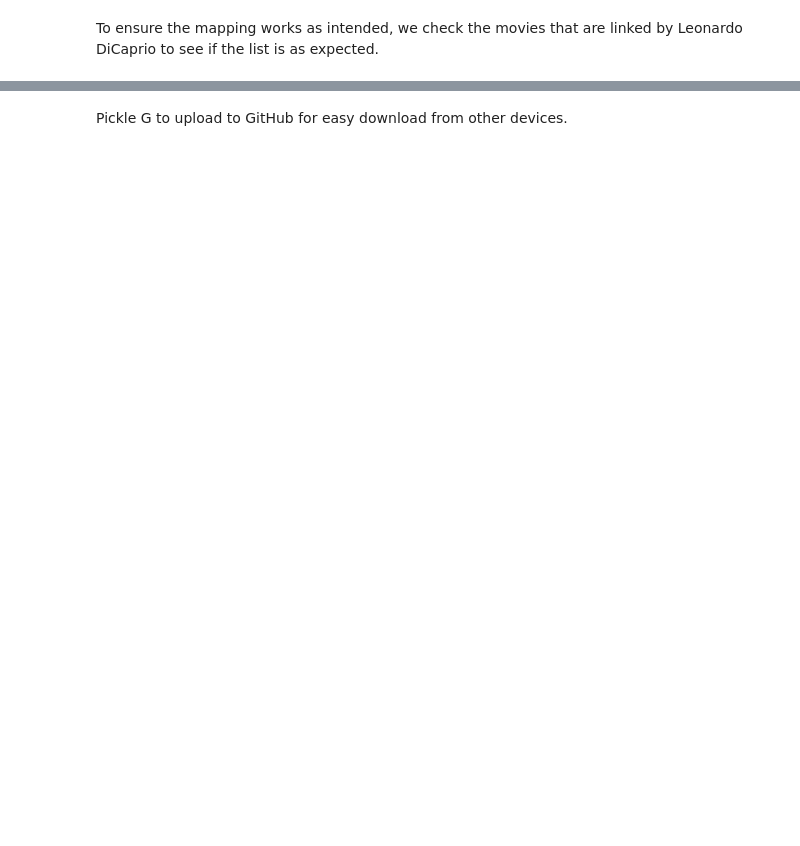
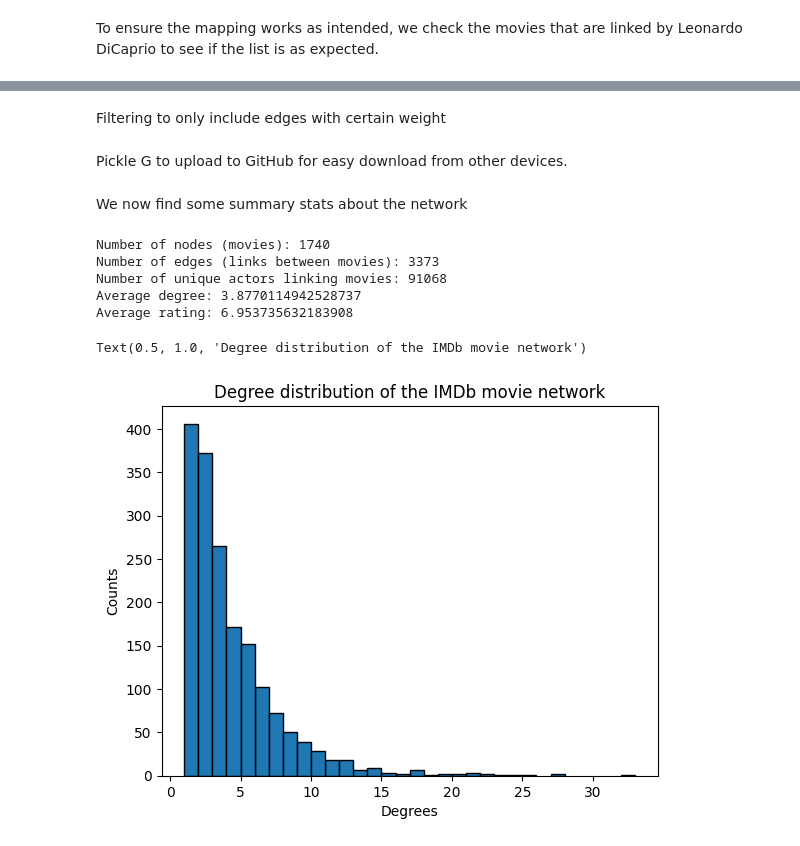
Before and after one commit to SorenLKuhl/imdb_network, a Jupyter notebook: notebook.ipynb, the cells around one changed output, grey strips where cells are left out. Drawn from its saved outputs; the diff is of its cells as text; code cells hidden in the pictures; blank space fills up the shorter version.

```diff
--- a/notebook.ipynb
+++ b/notebook.ipynb
@@ -53,14 +37,14 @@ Number of movies: 2638
 # %% [markdown]
 Now we create an undirected networkx graph with the movies as nodes and actors as links. We save the accompanying data as attributes on the nodes.
 # %%
+G: nx.Graph = nx.Graph()	# Undirected as links are actors in common
 if download:
 	# Download the pickled graph from GitHub
 	response = requests.get(graph_url)
 	response.raise_for_status()  # Ensure we got a successful response
 	G = pickle.loads(response.content)
+	G = G.copy()  # To make the graph writable
 else:
-	G: nx.Graph = nx.Graph()	# Undirected as links are actors in common
-
 	# Create mapping of actors to movies
 	actor_to_movies = {}
 
@@ -73,7 +57,7 @@ else:
 		avg_rating = row['averageRating']
 		num_ratings = row['numVotes']
 		actors = row['nconst'].split(', ') if 'nconst' in row and pd.notna(row['nconst']) else []
-		reviews = row['top20_reviews'].split('|||') if 'top20_reviews' in row and pd.notna(row['top20_reviews']) else []
+		reviews = row['top20_reviews_en'].split('|||') if 'top20_reviews_en' in row and pd.notna(row['top20_reviews_en']) else []
 		genres = row['genres'].split(', ') if 'genres' in row and pd.notna(row['genres']) else []
 		G.add_node(id, title=title, original_title=original_title, avg_rating=avg_rating, num_ratings=num_ratings, reviews=reviews, genres=genres, actors=actors)
 
@@ -189,0 +153,9 @@ Graph with 2638 nodes and 29738 edges
+# %%
+# Test reviews
+for movie_id in linked_movies:
+	for node in G.nodes:
+		if G.nodes[node]['title'] == movie_id:
+			print(f"Reviews for {movie_id}:")
+			for review in G.nodes[node]['reviews']:
+				print(f"- {review}")
+			break
@@ -190,3 +180,17 @@ Graph with 2638 nodes and 29738 edges
+# %% [markdown]
+Filtering to only include edges with certain weight
+# %%
+if not download:
+	# Remove edges with weight less than a threshold
+	threshold = 2
+	edges_to_remove = [(u, v) for u, v, d in G.edges(data=True) if d['weight'] < threshold]
+	G.remove_edges_from(edges_to_remove)
+	# Remove isolated nodes
+	isolated_nodes = list(nx.isolates(G))
+	G.remove_nodes_from(isolated_nodes)
+	# Extract GCC
+	cc = sorted(nx.connected_components(G), key=len, reverse=True)
+	G = G.subgraph(cc[0])
 # %% [markdown]
 Pickle G to upload to GitHub for easy download from other devices.
 # %%
@@ -194,3 +198,31 @@ if not download:
 	pickle_path = "imdb_movie_network.pkl"
 	with open(pickle_path, 'wb') as f:
 		pickle.dump(G, f)
+# %% [markdown]
+We now find some summary stats about the network
+# %%
+# Summary stats about the network
+print(f"Number of nodes (movies): {G.number_of_nodes()}")
+print(f"Number of edges (links between movies): {G.number_of_edges()}")
+print(f"Number of unique actors linking movies: {len(actor_id_to_name)}")
+print(f"Average degree: {np.mean([d for n, d in G.degree()])}")
+print(f"Average rating: {np.mean([G.nodes[n]['avg_rating'] for n in G.nodes])}")
+
+# Degree distribution
+degree_dict = {}
+
+for node in G.nodes():
+    degree_dict[G.degree(node)] = degree_dict.get(G.degree(node), 0) + 1
+
+plt.bar(degree_dict.keys(), degree_dict.values(), width=1, align='edge', edgecolor='black')
+plt.xlabel('Degrees')
+plt.ylabel('Counts')
+plt.title('Degree distribution of the IMDb movie network')
+# %% [output]
+Number of nodes (movies): 1740
+Number of edges (links between movies): 3373
+Number of unique actors linking movies: 91068
+Average degree: 3.8770114942528737
+Average rating: 6.953735632183908
+Text(0.5, 1.0, 'Degree distribution of the IMDb movie network')
+[figure, added]
```
Also changed, not shown: parts of 18 cells of this notebook.
